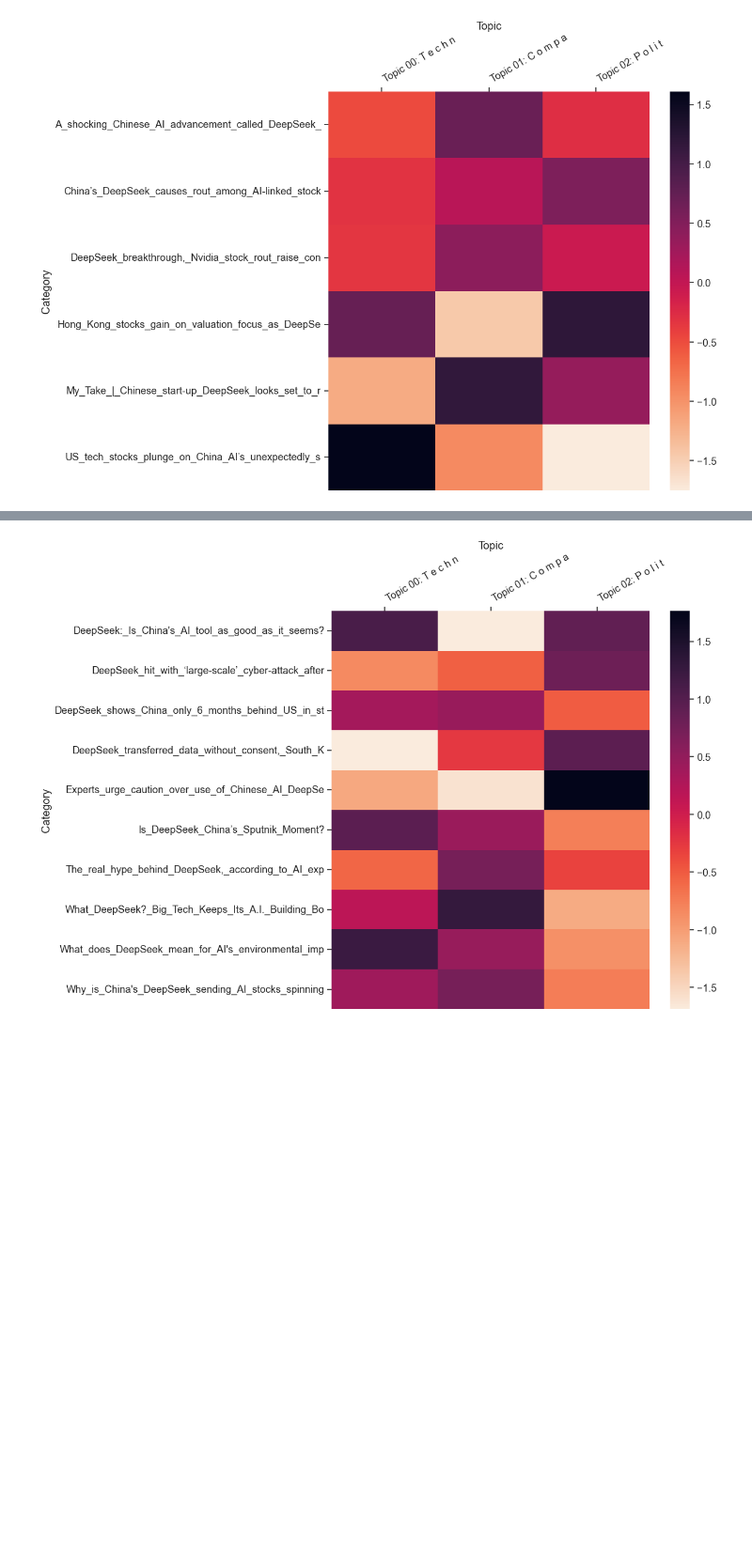
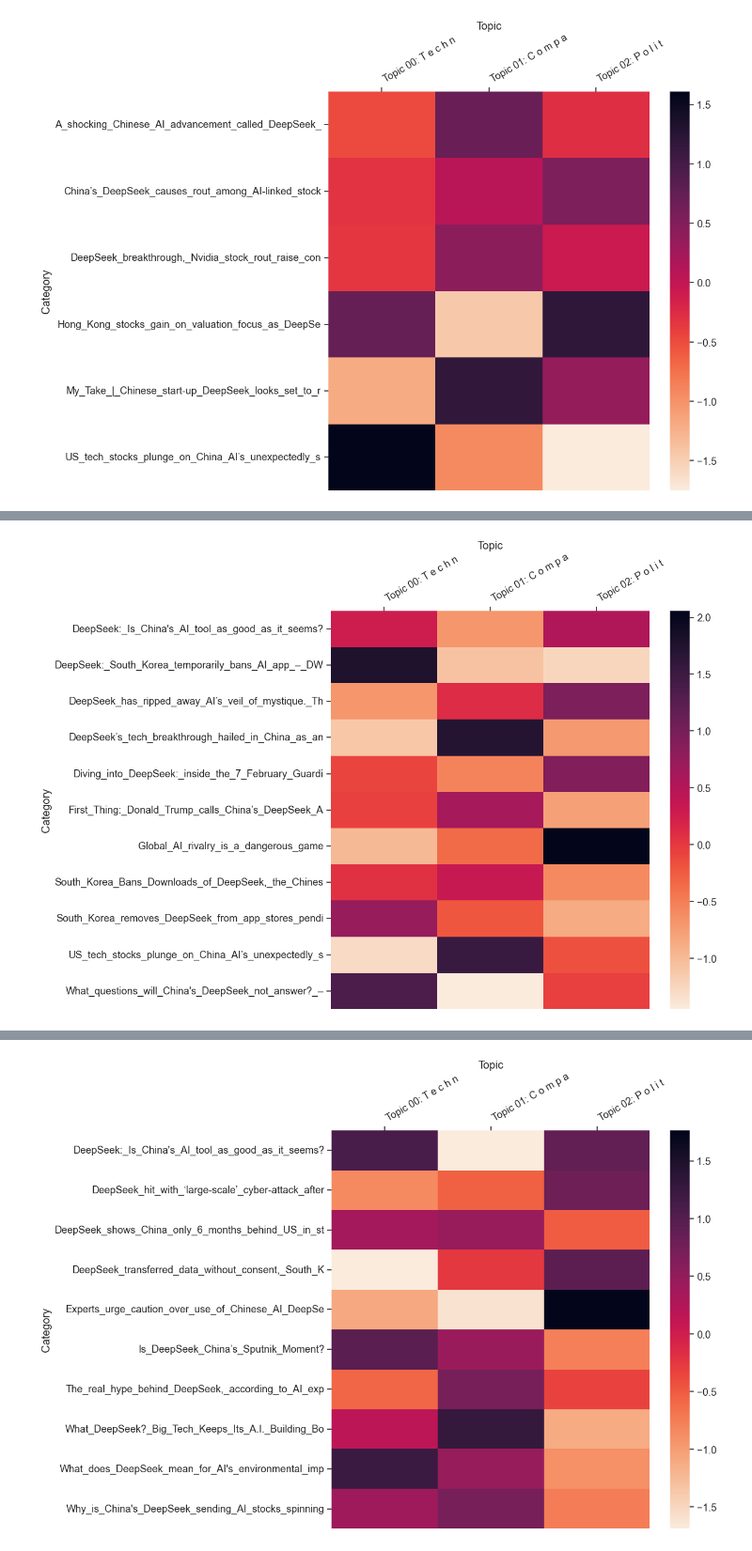
Before and after one commit to LuZhang-lucky/Media_Text_Analysis, a Jupyter notebook: 4_topic_modeling/notebooks/topic_tomotopy.ipynb, the cells around one changed output, grey strips where cells are left out. Shown at 94% size. Saved outputs shown, nothing was run; the diff lists cells and outputs as text; code cells hidden in the pictures; blank space fills up the shorter version.

Commit message:
make new heatmap

```diff
--- a/4_topic_modeling/notebooks/topic_tomotopy.ipynb
+++ b/4_topic_modeling/notebooks/topic_tomotopy.ipynb
@@ -283,3 +281,10 @@ ax = plt.gca()
 plt.close(fig)
 # %% [output]
 [figure]
+# %%
+# We will build a list of negative texts.
+corpus_path = "../../5_Sentiment_Analysis/negative_DeepSeek_texts"
+
+# Generate target_labels automatically from filenames (without extension)
+target_labels = [os.path.splitext(fname)[0] for fname in os.listdir(corpus_path)]
+target_labels
@@ -285,0 +303,18 @@ plt.close(fig)
+# %%
+# Plot the heatmap
+little_mallet_wrapper.plot_categories_by_topics_heatmap(
+    titles,
+    topic_distributions,
+    manual_labels,
+    target_labels=target_labels,
+    dim=(13, 9)
+)
+
+# Get the current figure and axes
+fig = plt.gcf()
+ax = plt.gca()
+
+
+plt.close(fig)
+# %% [output]
+[figure, added]
```
Also changed, not shown: parts of 13 cells of this notebook, 1 other file.
